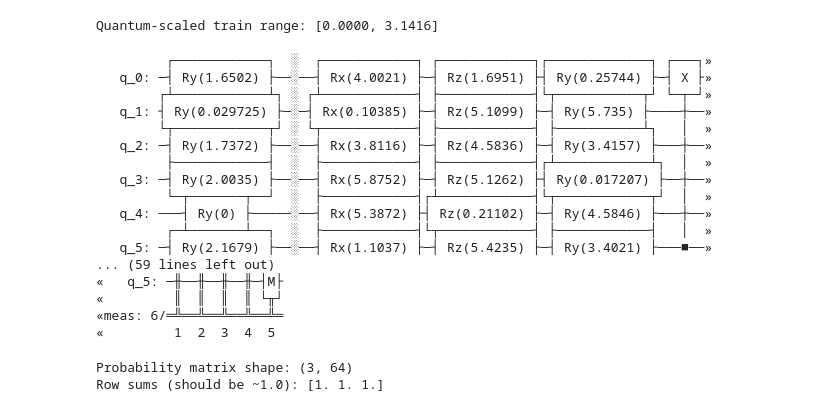
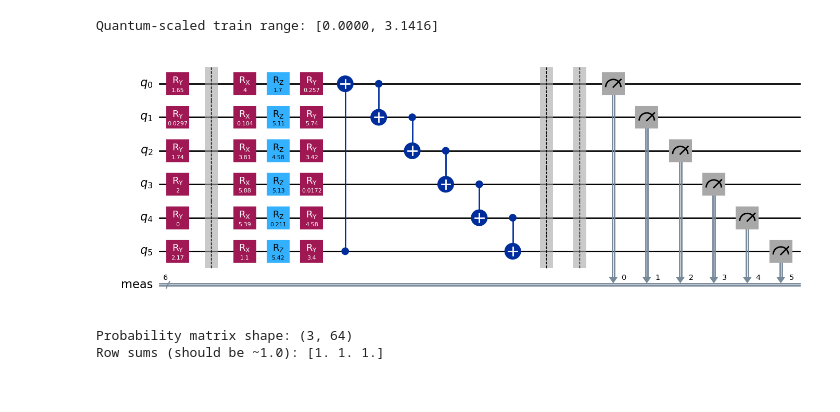
Before and after one commit to Icequake-QRC-Mines/Icequake-QRC-, a Jupyter notebook: Classical/QRC.ipynb, the cells around one changed output. Saved outputs shown, nothing was run; the diff lists cells and outputs as text; code cells hidden in the pictures.

```diff
--- a/Classical/QRC.ipynb
+++ b/Classical/QRC.ipynb
@@ -218,51 +221,35 @@ def build_reservoir_circuit(data_sample, random_angles, num_layers, n_qubits):
     # Encoding layer
     for i in range(n_qubits):
         qc.ry(float(data_sample[i]), i)
 
     qc.barrier()
 
     # Reservoir layers
     for layer in range(num_layers):
         for i in range(n_qubits):
             qc.rx(float(random_angles[layer, i, 0]), i)
             qc.rz(float(random_angles[layer, i, 1]), i)
             qc.ry(float(random_angles[layer, i, 2]), i)
         # CNOT chain for entanglement, including closing the loop
         qc.cx(n_qubits - 1, 0)
         for i in range(n_qubits - 1):
             qc.cx(i, i + 1)
         # Connect the last qubit to the first to form a loop
         qc.barrier()
 
     qc.measure_all()
     return qc
 
 
 # print a sample circuit for inspection
 sample_rng = np.random.default_rng(0)
 sample_angles = generate_random_angles(QRC_CONFIG["num_layers"], n_qubits, sample_rng)
 sample_qc = build_reservoir_circuit(
     X_train_q[0], sample_angles, QRC_CONFIG["num_layers"], n_qubits
 )
-print(sample_qc)
+sample_qc.draw(output="mpl")
 # %% [output]
-         ┌────────────┐  ░  ┌────────────┐ ┌────────────┐┌─────────────┐ ┌───┐»
-   q_0: ─┤ Ry(1.6502) ├──░──┤ Rx(4.0021) ├─┤ Rz(1.6951) ├┤ Ry(0.25744) ├─┤ X ├»
-        ┌┴────────────┴┐ ░ ┌┴────────────┤ ├────────────┤└┬───────────┬┘ └─┬─┘»
-   q_1: ┤ Ry(0.029725) ├─░─┤ Rx(0.10385) ├─┤ Rz(5.1099) ├─┤ Ry(5.735) ├────┼──»
-        └┬────────────┬┘ ░ └┬────────────┤ ├────────────┤ ├───────────┴┐   │  »
-   q_2: ─┤ Ry(1.7372) ├──░──┤ Rx(3.8116) ├─┤ Rz(4.5836) ├─┤ Ry(3.4157) ├───┼──»
-         ├────────────┤  ░  ├────────────┤ ├────────────┤┌┴────────────┴┐  │  »
-   q_3: ─┤ Ry(2.0035) ├──░──┤ Rx(5.8752) ├─┤ Rz(5.1262) ├┤ Ry(0.017207) ├──┼──»
-         └─┬───────┬──┘  ░  ├────────────┤┌┴────────────┤└┬────────────┬┘  │  »
-   q_4: ───┤ Ry(0) ├─────░──┤ Rx(5.3872) ├┤ Rz(0.21102) ├─┤ Ry(4.5846) ├───┼──»
-         ┌─┴───────┴──┐  ░  ├────────────┤└┬────────────┤ ├────────────┤   │  »
-   q_5: ─┤ Ry(2.1679) ├──░──┤ Rx(1.1037) ├─┤ Rz(5.4235) ├─┤ Ry(3.4021) ├───■──»
-... (59 lines left out)
-«   q_5: ─╫──╫──╫──╫─┤M├
-«         ║  ║  ║  ║ └╥┘
-«meas: 6/═╩══╩══╩══╩══╩═
-«         1  2  3  4  5
+[figure, added]
 # %%
 def run_quantum_reservoir(
     X_data, random_angles, num_layers, n_qubits, shots, batch_size=512
```
Also changed, not shown: parts of 9 cells of this notebook.
